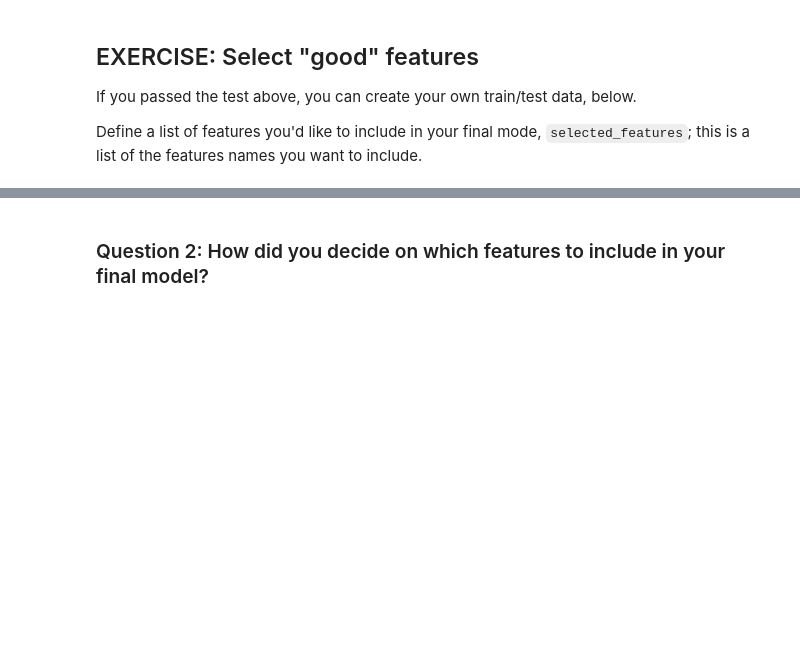
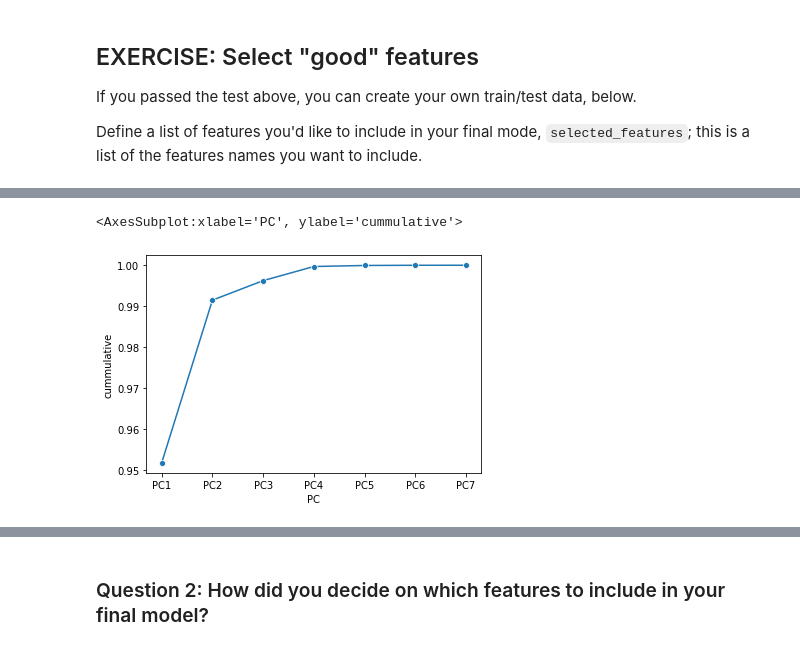
Before and after one commit to adelmofilho/UdacityPlagiarismDetection, a Jupyter notebook: 2_Plagiarism_Feature_Engineering.ipynb, the cells around one changed output, grey strips where cells are left out. Drawn from its saved outputs; the diff is of its cells as text; code cells hidden in the pictures; blank space fills up the shorter version.

```diff
--- a/2_Plagiarism_Feature_Engineering.ipynb
+++ b/2_Plagiarism_Feature_Engineering.ipynb
@@ -1050,0 +891,10 @@ Training df sample:
+# %%
+info_vars = ["File", "Task", "Category", "Class", "Text", "Datatype"]
+# %%
+pca_table = train_table.drop(info_vars, axis=1)
+# %%
+pcs = [f'PC{i}' for i in range(1,features_df.shape[1]+1)]
+# %%
+pca = decomposition.PCA(n_components=features_df.shape[1])
+pca.fit(pca_table)
+scores = pd.DataFrame(pca.transform(master_table.drop(info_vars, axis=1)), columns=pcs)
@@ -1050,0 +906,8 @@ Training df sample:
+# %%
+variance_ratio = pd.DataFrame(np.array([pcs, pca.explained_variance_ratio_]), index=["PC", "VR"]).T
+variance_ratio["VR"] = variance_ratio["VR"].astype("float")
+variance_ratio["cummulative"] =  variance_ratio["VR"].cumsum()
+sns.lineplot(x="PC", y="cummulative", data=variance_ratio, marker="o")
+# %% [output]
+<AxesSubplot:xlabel='PC', ylabel='cummulative'>
+[figure, added]
```
Also changed, not shown: parts of 42 cells of this notebook, 7 other files.
